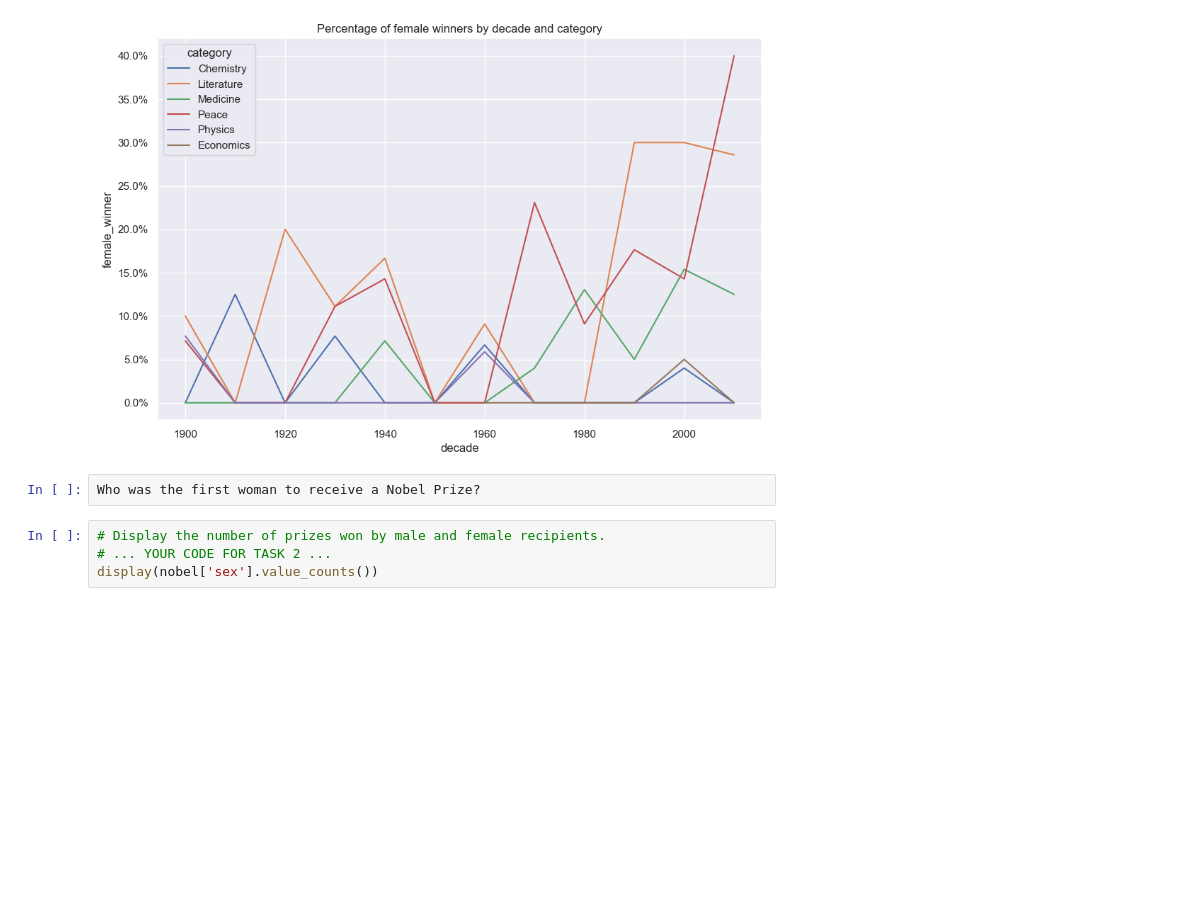
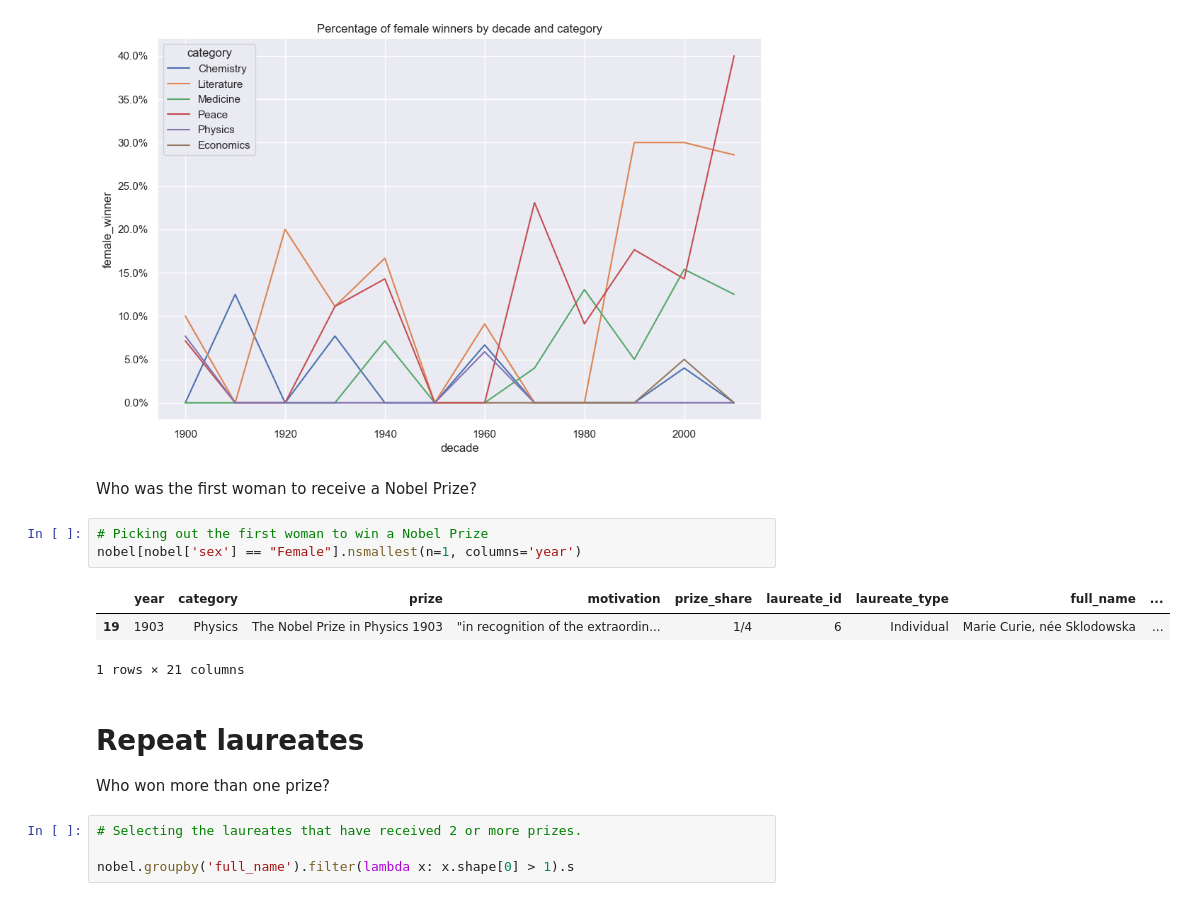
Before and after one commit to NickVasenkov/Nobel-Prize-Winners, a Jupyter notebook: nobel-prize-winners.ipynb, the cells around one changed output. Cells and saved outputs as stored; diff of their text form; blank space fills up the shorter version.

Commit message:
Repeat laureates

```diff
--- a/nobel-prize-winners.ipynb
+++ b/nobel-prize-winners.ipynb
@@ -86,9 +86,20 @@ plt.title("Percentage of female winners by decade and category")
 ax.yaxis.set_major_formatter(PercentFormatter(1))
 # %% [output]
 [figure]
+# %% [markdown]
+Who was the first woman to receive a Nobel Prize?
 # %%
-Who was the first woman to receive a Nobel Prize?
+# Picking out the first woman to win a Nobel Prize
+nobel[nobel['sex'] == "Female"].nsmallest(n=1, columns='year')
+# %% [output]
+|  | year | category | prize | motivation | prize_share | laureate_id | laureate_type | full_name | ... |
+| 19 | 1903 | Physics | The Nobel Prize in Physics 1903 | "in recognition of the extraordin... | 1/4 | 6 | Individual | Marie Curie, née Sklodowska | ... |
+1 rows × 21 columns
-# %%
-# Display the number of prizes won by male and female recipients.
-# ... YOUR CODE FOR TASK 2 ...
-display(nobel['sex'].value_counts())
+# %% [markdown]
+# Repeat laureates
+
+Who won more than one prize?
+# %%
+# Selecting the laureates that have received 2 or more prizes.
+
+nobel.groupby('full_name').filter(lambda x: x.shape[0] > 1).s
```
